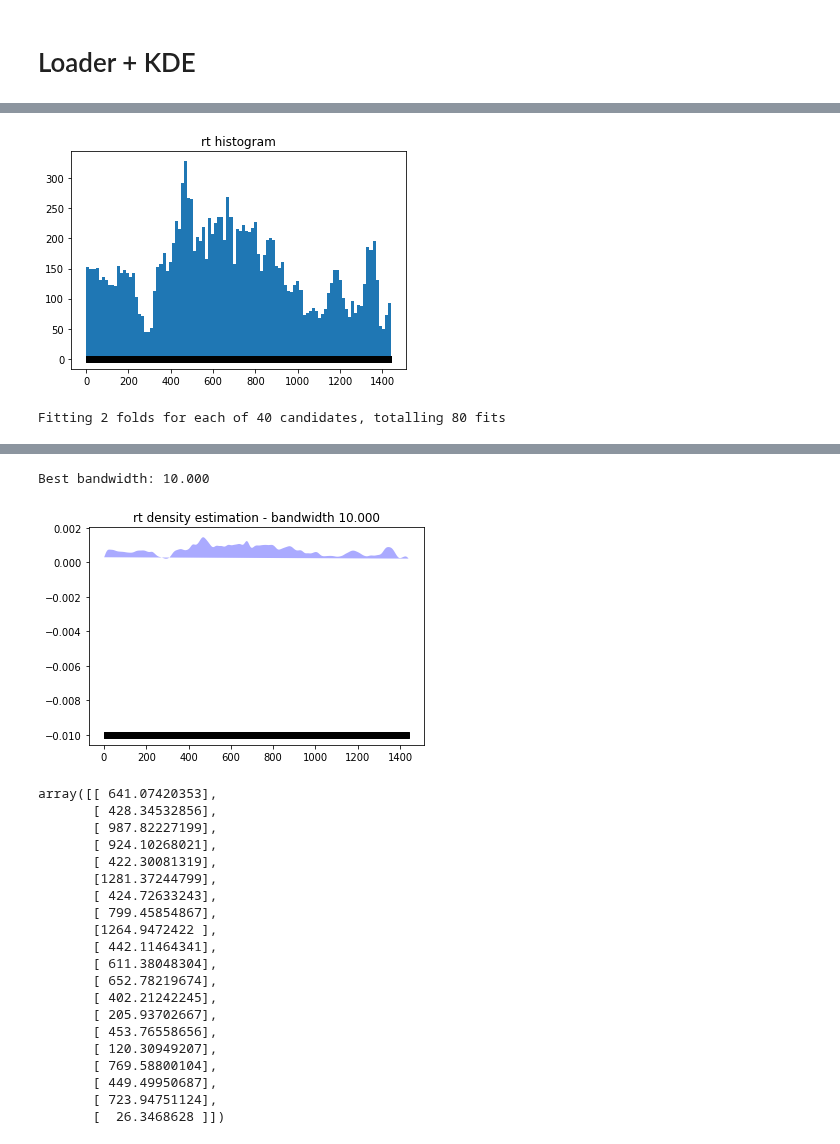
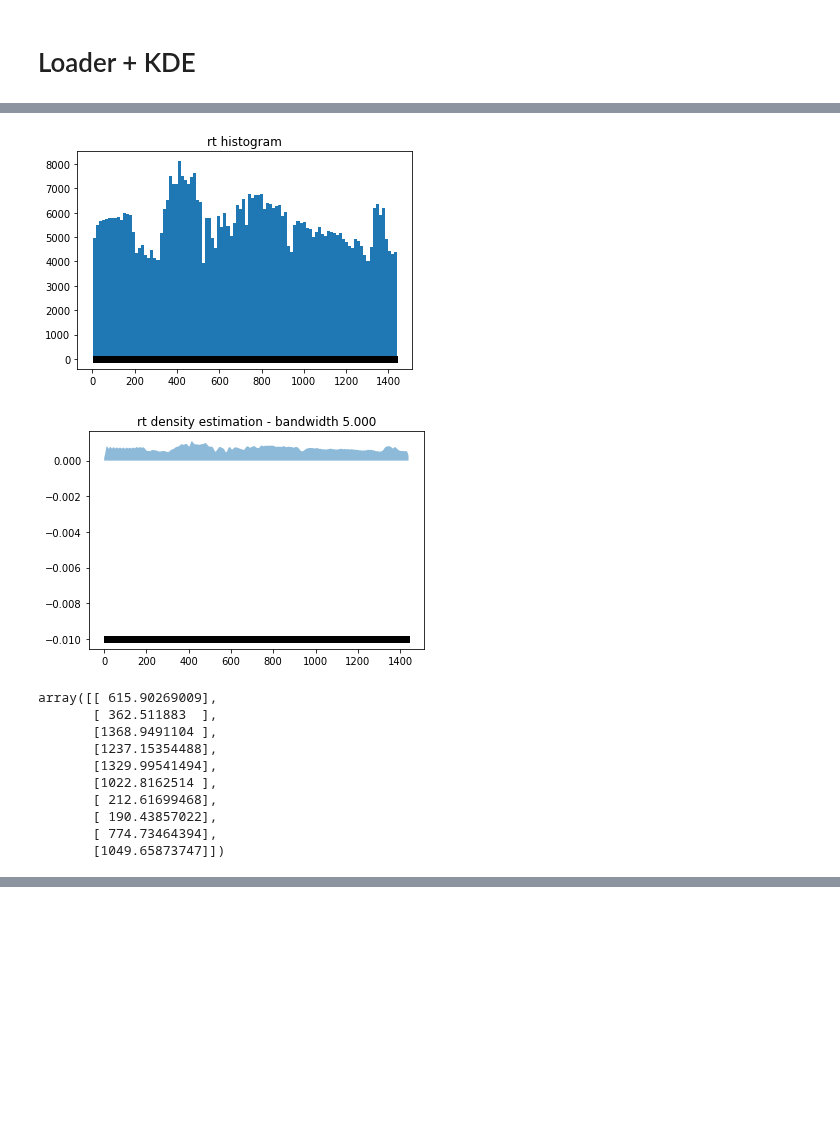
Before and after one commit to sdrogers/clms, a Jupyter notebook: Simulator/notebooks/loader_kde.ipynb, the cells around one changed output, grey strips where cells are left out. Cells and saved outputs as stored; diff of their text form; code cells hidden in the pictures; blank space fills up the shorter version.

Commit message:
Added a peak sampler class

```diff
--- a/Simulator/notebooks/loader_kde.ipynb
+++ b/Simulator/notebooks/loader_kde.ipynb
@@ -149,0 +15,4 @@ sim = Simulator.load('../models/sim_4beers.pkl')
+# %%
+ds = DataSource(min_ms1_intensity=250000, min_ms2_intensity=5000)
+ds.load_data('C:\\Users\\joewa\\Work\\clms\\\FourBeers_mzML_files\\POS\\')
+# ds.load_data('C:\\Users\\joewa\\Work\\clms\\Urines100Study_mzml_files_peaklist\\mzml_files')
@@ -150,2 +26,6 @@ sim = Simulator.load('../models/sim_4beers.pkl')
+# %%
+densities = DensityEstimator()
+# %%
+ms_level = 1
 # %%
 data_type = 'mz'
@@ -183,8 +48,18 @@ array([[214.8684764 ],
 # %%
 data_type = 'rt'
-sim.plot_histogram(data_type)
-sim.kde_cv(data_type, cv=2, plot=True)
-sim.sample(data_type, 20)
+ds.plot_histogram(data_type, ms_level)
+densities.kde(ds, data_type, ms_level, log=False, bandwidth=5, plot=True)
+densities.sample(data_type, ms_level, 10)
 # %% [output]
-[figure, old version]
+[figure, new version]
+[figure, new version]
-Fitting 2 folds for each of 40 candidates, totalling 80 fits
+array([[ 615.90269009],
+       [ 362.511883  ],
+       [1368.9491104 ],
+       [1237.15354488],
+       [1329.99541494],
+       [1022.8162514 ],
+       [ 212.61699468],
+       [ 190.43857022],
+       [ 774.73464394],
+       [1049.65873747]])
@@ -194,22 +65,0 @@ Fitting 2 folds for each of 40 candidates, totalling 80 fits
-Best bandwidth: 10.000
-[figure, old version]
-array([[ 641.07420353],
-       [ 428.34532856],
-       [ 987.82227199],
-       [ 924.10268021],
-       [ 422.30081319],
-       [1281.37244799],
-       [ 424.72633243],
-       [ 799.45854867],
-       [1264.9472422 ],
-       [ 442.11464341],
-       [ 611.38048304],
-       [ 652.78219674],
-       [ 402.21242245],
-       [ 205.93702667],
-       [ 453.76558656],
-       [ 120.30949207],
-       [ 769.58800104],
-       [ 449.49950687],
-       [ 723.94751124],
-       [  26.3468628 ]])
```
Also changed, not shown: parts of 26 cells of this notebook, 2 other files.
